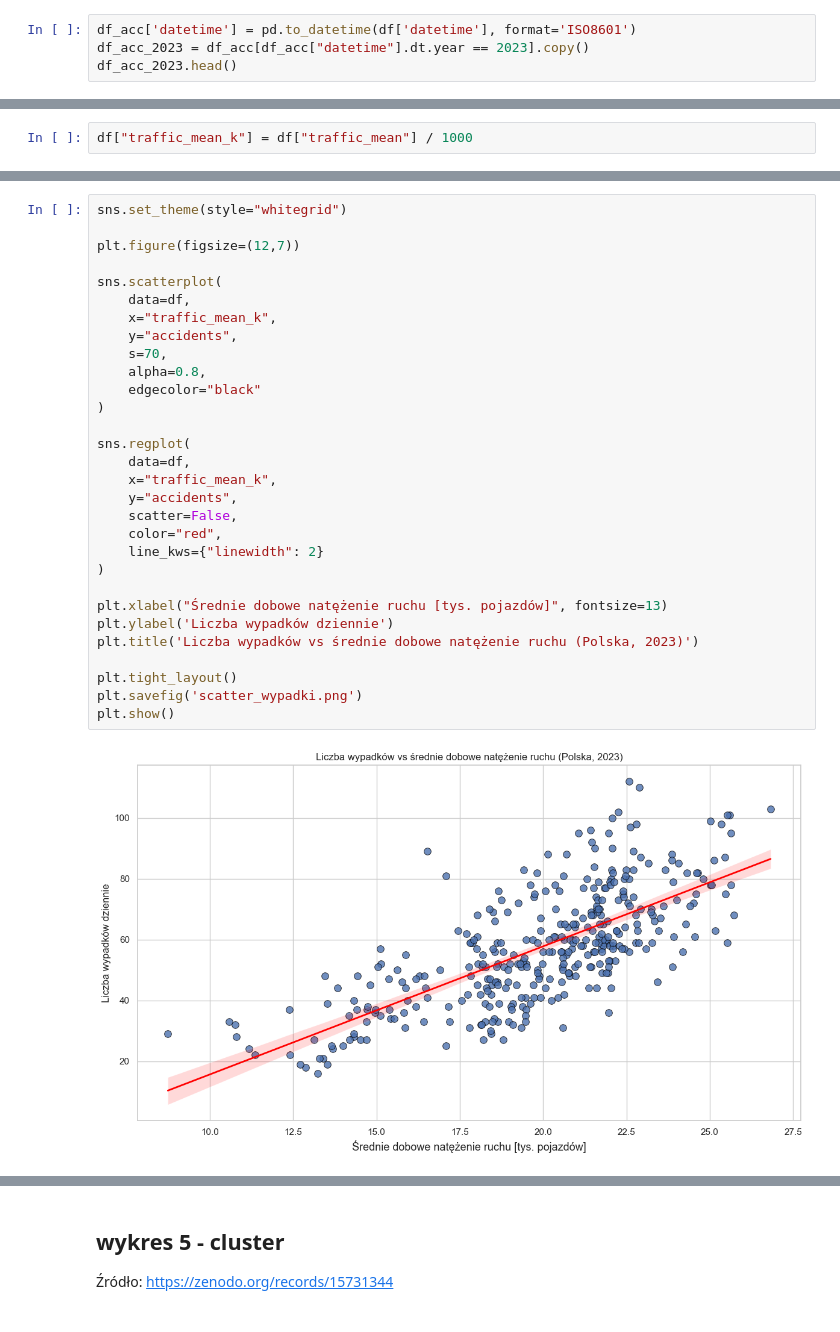
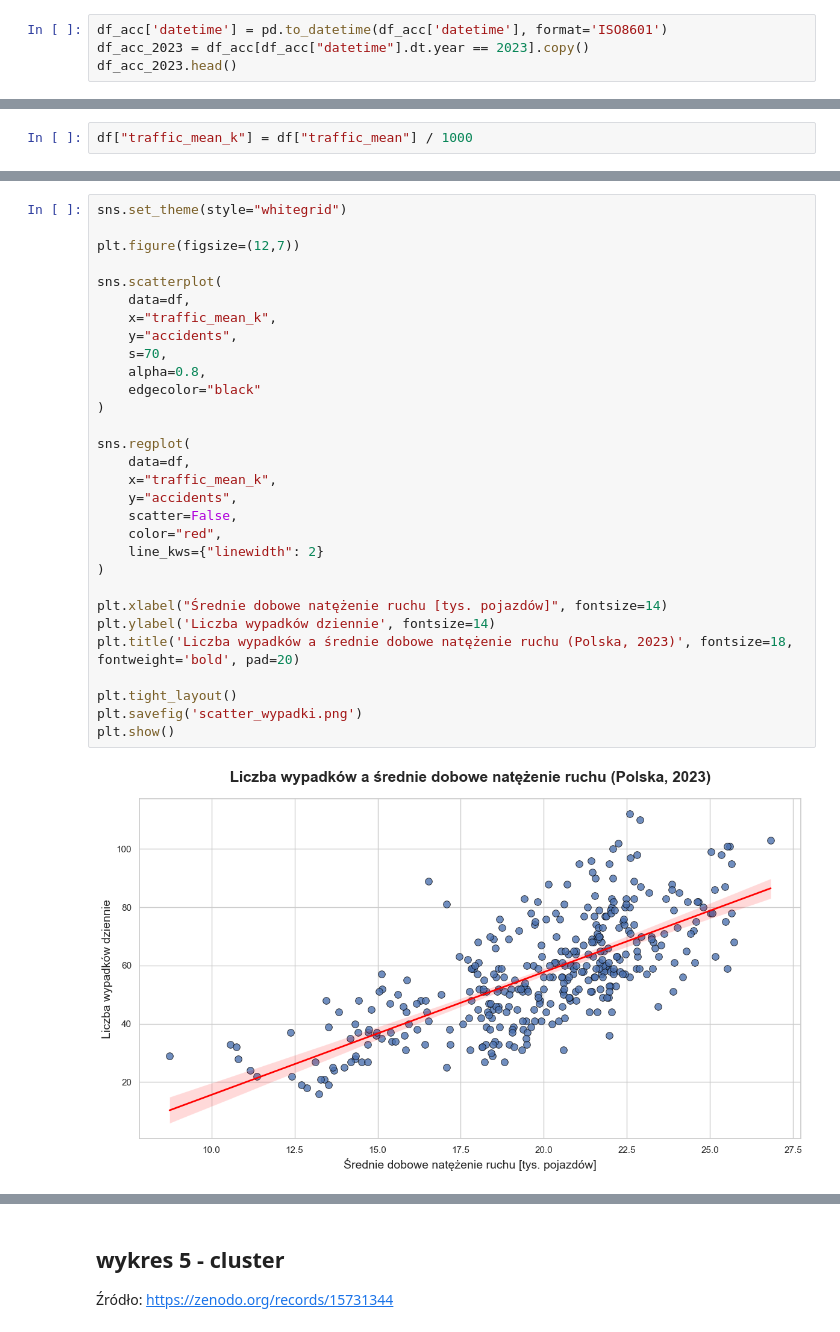
Before and after one commit to JankData/car-accidents-visualizations, a Jupyter notebook: notebooks/wypadki1.ipynb, the cells around one changed output, grey strips where cells are left out. Saved outputs shown, nothing was run; the diff lists cells and outputs as text.

```diff
--- a/notebooks/wypadki1.ipynb
+++ b/notebooks/wypadki1.ipynb
@@ -345,7 +310,7 @@ https://zenodo.org/records/15731344
 df_acc = pd.read_csv("incidents.csv", low_memory=False)
 df_traffic = pd.read_csv("DANE2023.csv", sep=";", low_memory=False)
 # %%
-df_acc['datetime'] = pd.to_datetime(df['datetime'], format='ISO8601')
+df_acc['datetime'] = pd.to_datetime(df_acc['datetime'], format='ISO8601')
 df_acc_2023 = df_acc[df_acc["datetime"].dt.year == 2023].copy()
 df_acc_2023.head()
 # %% [output]
@@ -414,32 +395,32 @@ df["traffic_mean_k"] = df["traffic_mean"] / 1000
 # %%
 sns.set_theme(style="whitegrid")
 
 plt.figure(figsize=(12,7))
 
 sns.scatterplot(
     data=df,
     x="traffic_mean_k",
     y="accidents",
     s=70,
     alpha=0.8,
     edgecolor="black"
 )
 
 sns.regplot(
     data=df,
     x="traffic_mean_k",
     y="accidents",
     scatter=False,
     color="red",
     line_kws={"linewidth": 2}
 )
 
-plt.xlabel("Średnie dobowe natężenie ruchu [tys. pojazdów]", fontsize=13)
-plt.ylabel('Liczba wypadków dziennie')
-plt.title('Liczba wypadków vs średnie dobowe natężenie ruchu (Polska, 2023)')
+plt.xlabel("Średnie dobowe natężenie ruchu [tys. pojazdów]", fontsize=14)
+plt.ylabel('Liczba wypadków dziennie', fontsize=14)
+plt.title('Liczba wypadków a średnie dobowe natężenie ruchu (Polska, 2023)', fontsize=18, fontweight='bold', pad=20)
 
 plt.tight_layout()
 plt.savefig('scatter_wypadki.png')
 plt.show()
 # %% [output]
-[figure, old version]
+[figure, new version]
```
Also changed, not shown: parts of 11 cells of this notebook.
